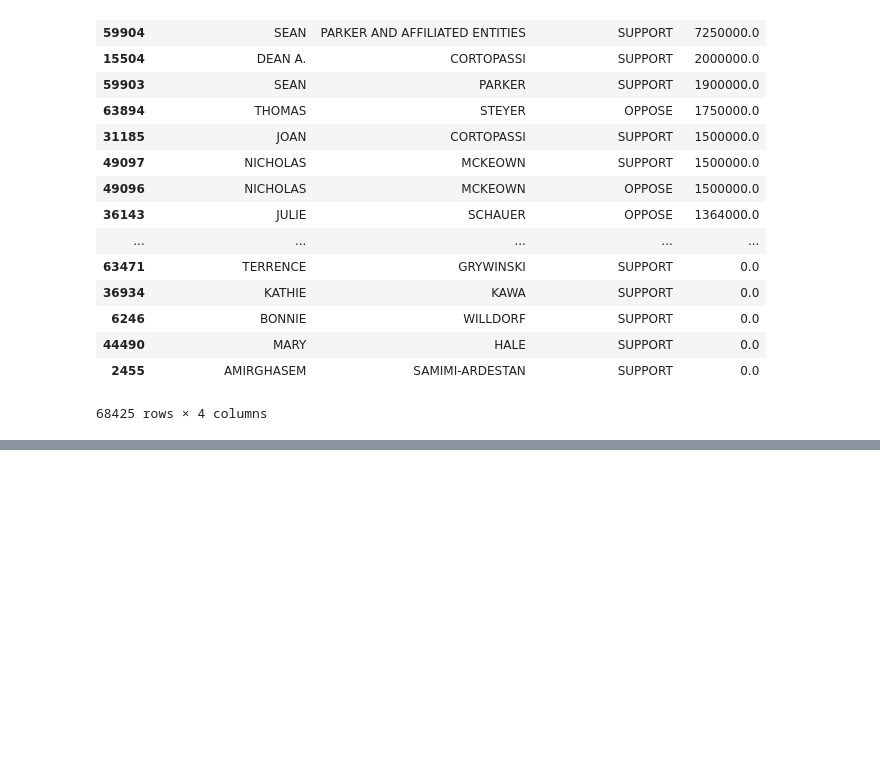
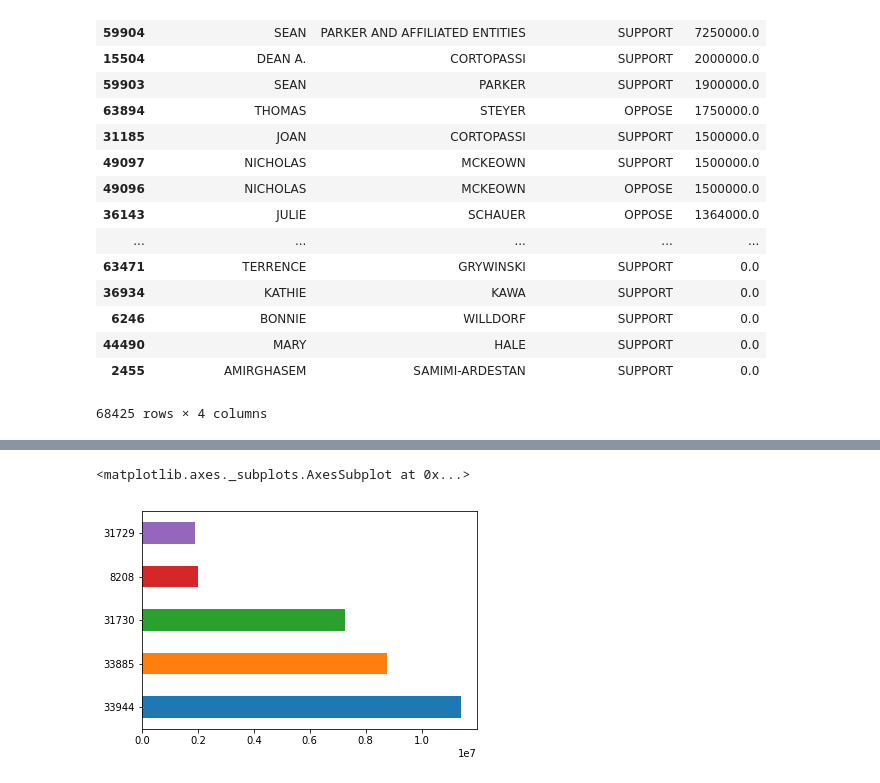
Before and after one commit to chrismvasq/first-python-notebook, a Jupyter notebook: first python notebook.ipynb, the cells around one changed output, grey strips where cells are left out. Drawn from its saved outputs; the diff is of its cells as text; code cells hidden in the pictures; blank space fills up the shorter version.

```diff
--- a/first python notebook.ipynb
+++ b/first python notebook.ipynb
@@ -575,0 +624,5 @@ merged.groupby(["contributor_firstname", "contributor_lastname", "committee_posi
+# %%
+top_supporters.head(5).amount.plot.barh()
+# %% [output]
+<matplotlib.axes._subplots.AxesSubplot at 0x...>
+[figure, added]
```
Also changed, not shown: parts of 19 cells of this notebook.
